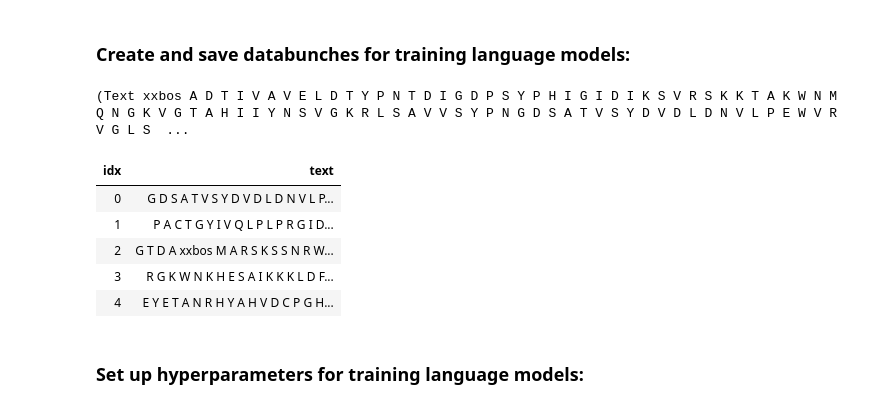
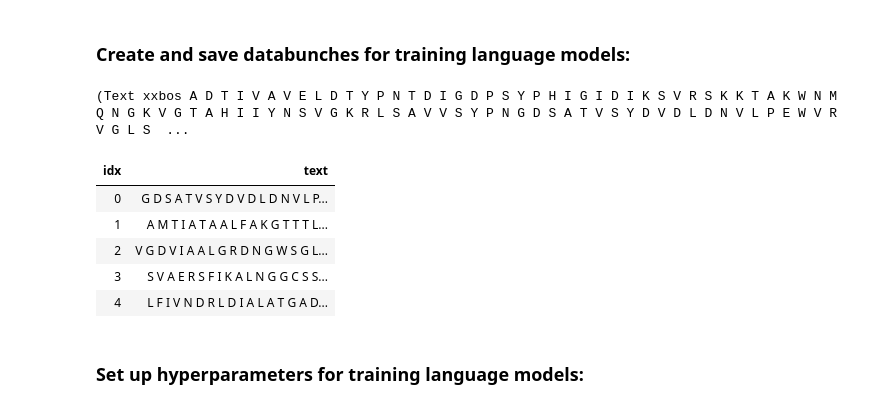
Before and after one commit to ikedim01/proteinpredictor, a Jupyter notebook: nb/ulmptrain.ipynb, the cells around one changed output. Drawn from its saved outputs; the diff is of its cells as text; code cells hidden in the pictures.

```diff
--- a/nb/ulmptrain.ipynb
+++ b/nb/ulmptrain.ipynb
@@ -41,18 +41,18 @@ def getDataLm(lmFName) :
         dataLm = load_data(seqDirPath, lmFullFName, bs=bs)
     return dataLm
 # %%
-dataLm = getDataLm('swissprotPE3AA20NoTM')
+dataLm = getDataLm('swissprotPE3AA20AllP')
 print(dataLm.train_ds[0])
 dataLm.show_batch()
 dataLm = None
 # %% [output]
 (Text xxbos A D T I V A V E L D T Y P N T D I G D P S Y P H I G I D I K S V R S K K T A K W N M Q N G K V G T A H I I Y N S V G K R L S A V V S Y P N G D S A T V S Y D V D L D N V L P E W V R V G L S  ...
 | idx | text |
 | 0 | G D S A T V S Y D V D L D N V L P... |
-| 1 | P A C T G Y I V Q L P L P R G I D... |
-| 2 | G T D A xxbos M A R S K S S N R W... |
-| 3 | R G K W N K H E S A I K K K L D F... |
-| 4 | E Y E T A N R H Y A H V D C P G H... |
+| 1 | A M T I A T A A L F A K G T T T L... |
+| 2 | V G D V I A A L G R D N G W S G L... |
+| 3 | S V A E R S F I K A L N G G C S S... |
+| 4 | L F I V N D R L D I A L A T G A D... |
 # %% [markdown]
 ### Set up hyperparameters for training language models:
 # %%
```
Also changed, not shown: parts of 6 cells of this notebook, 3 other files.
